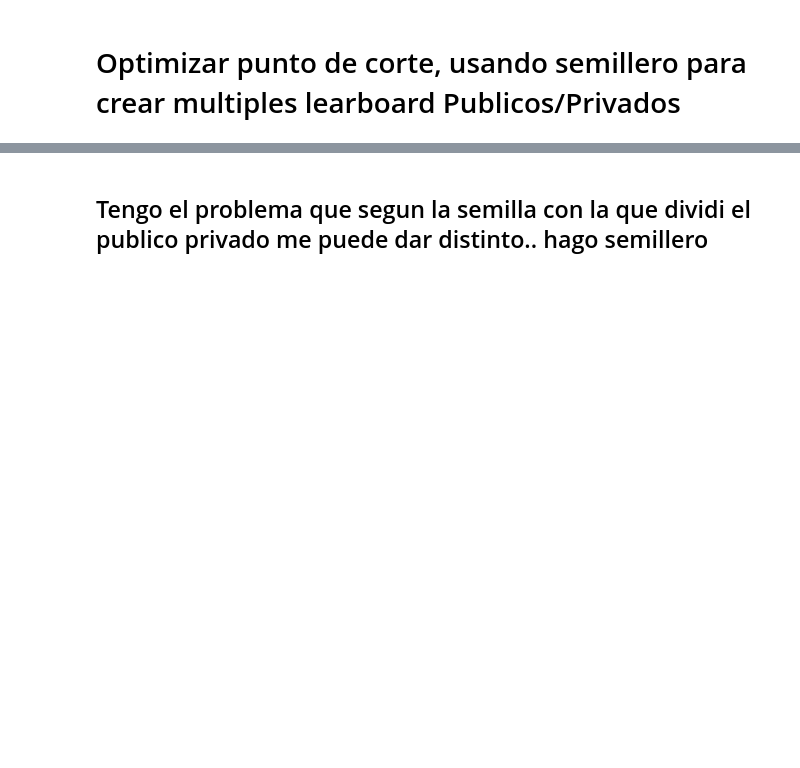
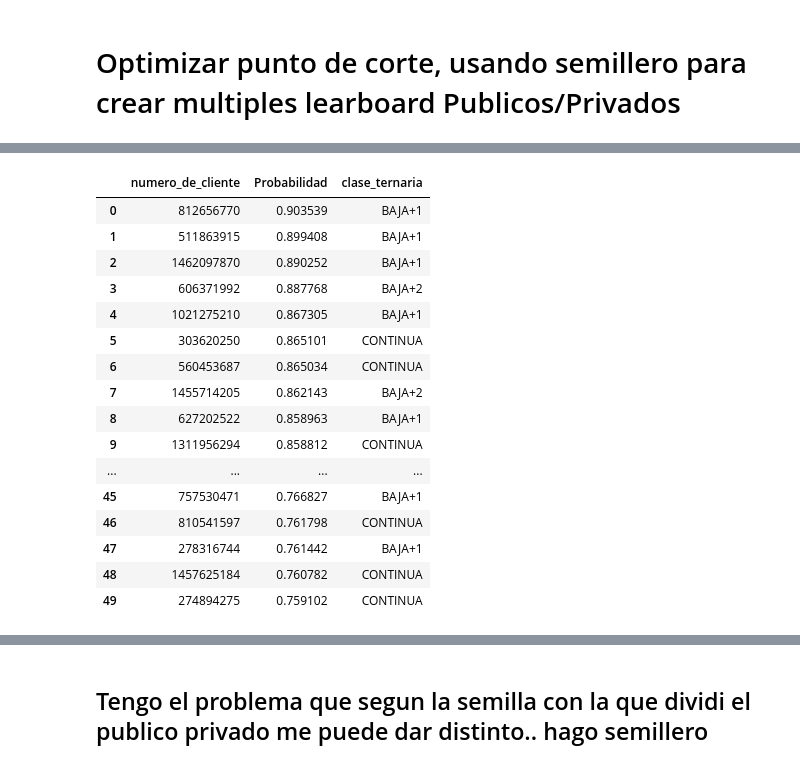
Before and after one commit to dmecoyfin/dmeyf2024, a Jupyter notebook: src/Exp_colaborativo/Exp_1.ipynb, the cells around one changed output, grey strips where cells are left out. Cells and saved outputs as stored; diff of their text form; code cells hidden in the pictures; blank space fills up the shorter version.

```diff
--- a/src/Exp_colaborativo/Exp_1.ipynb
+++ b/src/Exp_colaborativo/Exp_1.ipynb
@@ -14,6 +15,6 @@ dataset_file_ensamble='ensamble_shap_gustavo.csv'
 
 
 clientes_baja_junio= pd.read_csv(dataset_path + dataset_file)
-data_shap = pd.read_csv(dataset_path + dataset_file_shap)
-data_gv = pd.read_csv(dataset_path + dataset_file_gv)
+pred_shap = pd.read_csv(dataset_path + dataset_file_shap)
+pred_gv = pd.read_csv(dataset_path + dataset_file_gv)
 ensamble= pd.read_csv(dataset_path + dataset_file_gv)
@@ -19,0 +41,22 @@ ensamble= pd.read_csv(dataset_path + dataset_file_gv)
+# %%
+merge=pd.merge(pred_shap,clientes_baja_junio,on="numero_de_cliente", how="inner")
+# %%
+merge[merge["Probabilidad"]>0.08].head(50)
+# %% [output]
+|  | numero_de_cliente | Probabilidad | clase_ternaria |
+| 0 | 812656770 | 0.903539 | BAJA+1 |
+| 1 | 511863915 | 0.899408 | BAJA+1 |
+| 2 | 1462097870 | 0.890252 | BAJA+1 |
+| 3 | 606371992 | 0.887768 | BAJA+2 |
+| 4 | 1021275210 | 0.867305 | BAJA+1 |
+| 5 | 303620250 | 0.865101 | CONTINUA |
+| 6 | 560453687 | 0.865034 | CONTINUA |
+| 7 | 1455714205 | 0.862143 | BAJA+2 |
+| 8 | 627202522 | 0.858963 | BAJA+1 |
+| 9 | 1311956294 | 0.858812 | CONTINUA |
+| ... | ... | ... | ... |
+| 45 | 757530471 | 0.766827 | BAJA+1 |
+| 46 | 810541597 | 0.761798 | CONTINUA |
+| 47 | 278316744 | 0.761442 | BAJA+1 |
+| 48 | 1457625184 | 0.760782 | CONTINUA |
+| 49 | 274894275 | 0.759102 | CONTINUA |
```
Also changed, not shown: parts of 23 cells of this notebook.
